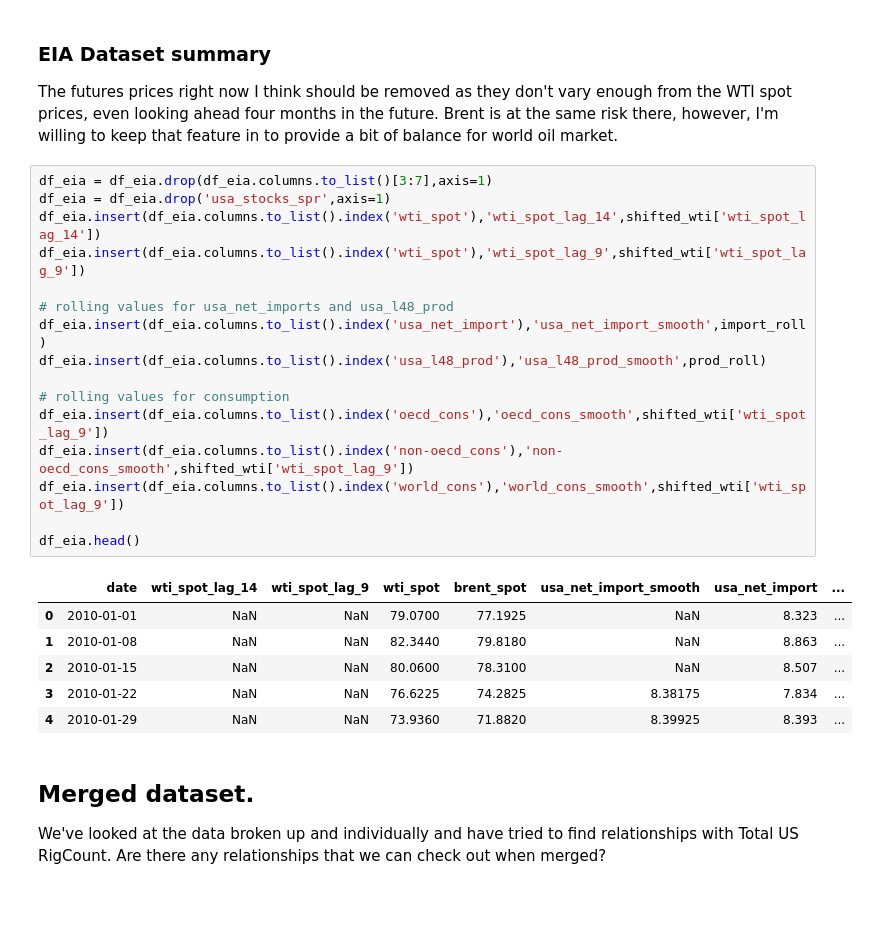
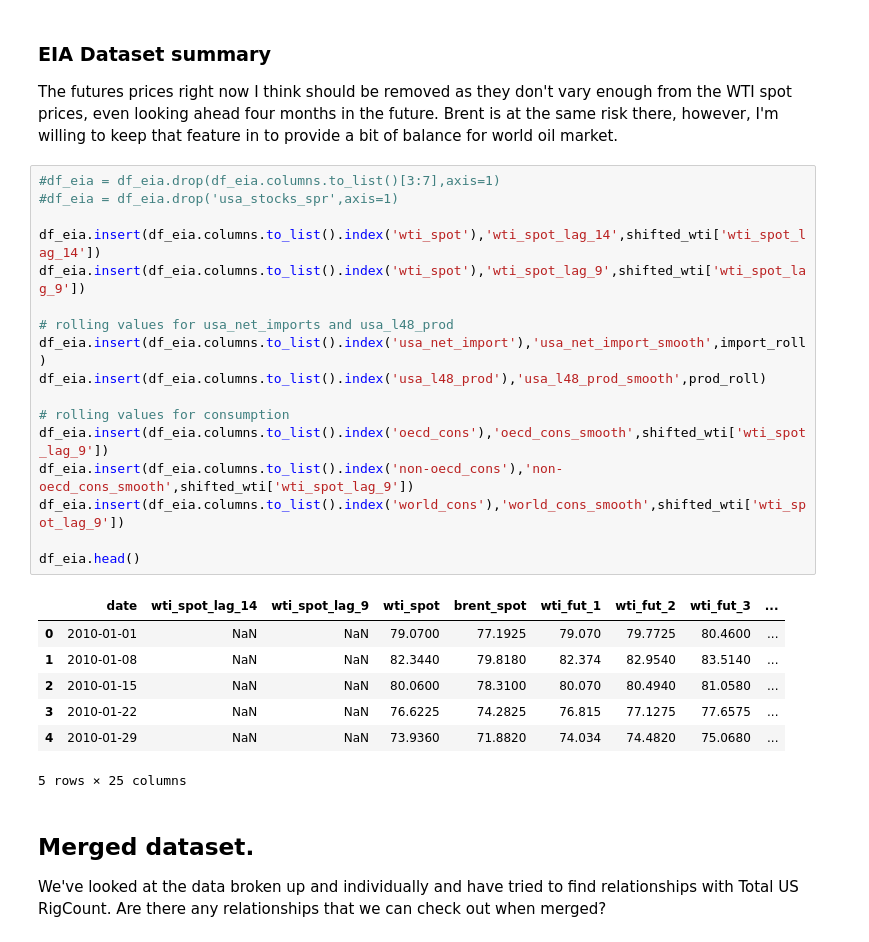
Before and after one commit to brspencer90/rig-count_L48, a Jupyter notebook: notebooks/3.1_EDA.ipynb, the cells around one changed output. Saved outputs shown, nothing was run; the diff lists cells and outputs as text; blank space fills up the shorter version.

```diff
--- a/notebooks/3.1_EDA.ipynb
+++ b/notebooks/3.1_EDA.ipynb
@@ -420,28 +420,30 @@ Nothing seems to correlate well with both the crashes in 2014 and 2020. In addit
 
 The futures prices right now I think should be removed as they don't vary enough from the WTI spot prices, even looking ahead four months in the future. Brent is at the same risk there, however, I'm willing to keep that feature in to provide a bit of balance for world oil market.
 # %%
-df_eia = df_eia.drop(df_eia.columns.to_list()[3:7],axis=1)
-df_eia = df_eia.drop('usa_stocks_spr',axis=1)
+#df_eia = df_eia.drop(df_eia.columns.to_list()[3:7],axis=1)
+#df_eia = df_eia.drop('usa_stocks_spr',axis=1)
+
 df_eia.insert(df_eia.columns.to_list().index('wti_spot'),'wti_spot_lag_14',shifted_wti['wti_spot_lag_14'])
 df_eia.insert(df_eia.columns.to_list().index('wti_spot'),'wti_spot_lag_9',shifted_wti['wti_spot_lag_9'])
 
 # rolling values for usa_net_imports and usa_l48_prod
 df_eia.insert(df_eia.columns.to_list().index('usa_net_import'),'usa_net_import_smooth',import_roll)
 df_eia.insert(df_eia.columns.to_list().index('usa_l48_prod'),'usa_l48_prod_smooth',prod_roll)
 
 # rolling values for consumption
 df_eia.insert(df_eia.columns.to_list().index('oecd_cons'),'oecd_cons_smooth',shifted_wti['wti_spot_lag_9'])
 df_eia.insert(df_eia.columns.to_list().index('non-oecd_cons'),'non-oecd_cons_smooth',shifted_wti['wti_spot_lag_9'])
 df_eia.insert(df_eia.columns.to_list().index('world_cons'),'world_cons_smooth',shifted_wti['wti_spot_lag_9'])
 
 df_eia.head()
 # %% [output]
-|  | date | wti_spot_lag_14 | wti_spot_lag_9 | wti_spot | brent_spot | usa_net_import_smooth | usa_net_import | ... |
-| 0 | 2010-01-01 | NaN | NaN | 79.0700 | 77.1925 | NaN | 8.323 | ... |
-| 1 | 2010-01-08 | NaN | NaN | 82.3440 | 79.8180 | NaN | 8.863 | ... |
-| 2 | 2010-01-15 | NaN | NaN | 80.0600 | 78.3100 | NaN | 8.507 | ... |
-| 3 | 2010-01-22 | NaN | NaN | 76.6225 | 74.2825 | 8.38175 | 7.834 | ... |
-| 4 | 2010-01-29 | NaN | NaN | 73.9360 | 71.8820 | 8.39925 | 8.393 | ... |
+|  | date | wti_spot_lag_14 | wti_spot_lag_9 | wti_spot | brent_spot | wti_fut_1 | wti_fut_2 | wti_fut_3 | ... |
+| 0 | 2010-01-01 | NaN | NaN | 79.0700 | 77.1925 | 79.070 | 79.7725 | 80.4600 | ... |
+| 1 | 2010-01-08 | NaN | NaN | 82.3440 | 79.8180 | 82.374 | 82.9540 | 83.5140 | ... |
+| 2 | 2010-01-15 | NaN | NaN | 80.0600 | 78.3100 | 80.070 | 80.4940 | 81.0580 | ... |
+| 3 | 2010-01-22 | NaN | NaN | 76.6225 | 74.2825 | 76.815 | 77.1275 | 77.6575 | ... |
+| 4 | 2010-01-29 | NaN | NaN | 73.9360 | 71.8820 | 74.034 | 74.4820 | 75.0680 | ... |
+5 rows × 25 columns
 # %% [markdown]
 ## Merged dataset.
 
```
Also changed, not shown: parts of 2 cells of this notebook, 1 other file.
